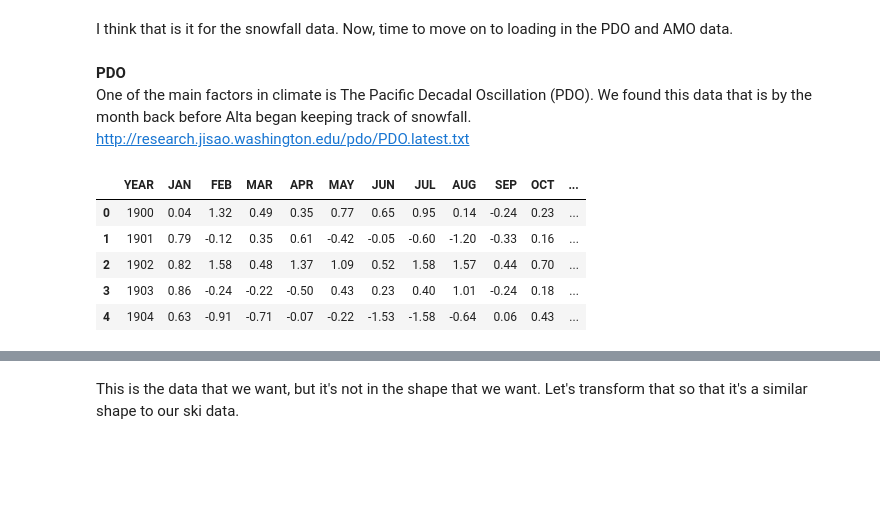
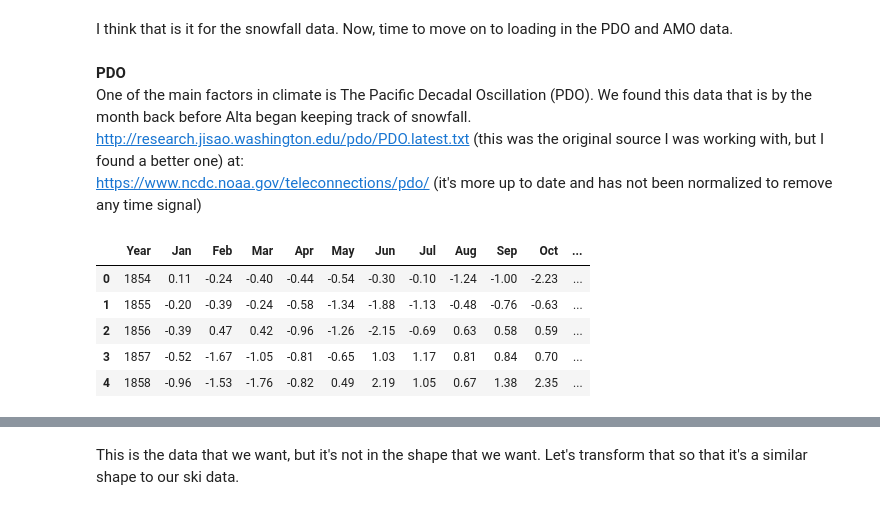
Before and after one commit to sjrekuc/Alta-Snowfall-Modeling, a Jupyter notebook: Capstone1_Data_Wrangling.ipynb, the cells around one changed output, grey strips where cells are left out. Cells and saved outputs as stored; diff of their text form; code cells hidden in the pictures; blank space fills up the shorter version.

Commit message:
Add files via upload
Updated data source for PDO and did new Data Wrangling on that source.

```diff
--- a/Capstone1_Data_Wrangling.ipynb
+++ b/Capstone1_Data_Wrangling.ipynb
@@ -433,19 +433,19 @@ I think that is it for the snowfall data. Now, time to move on to loading in the
 # %% [markdown]
 __PDO__ <br>
 One of the main factors in climate is The Pacific Decadal Oscillation (PDO). We found this data that is by the month back before Alta began keeping track of snowfall. <br>
-http://research.jisao.washington.edu/pdo/PDO.latest.txt <br>
+http://research.jisao.washington.edu/pdo/PDO.latest.txt (this was the original source I was working with, but I found a better one) at:<br>
+https://www.ncdc.noaa.gov/teleconnections/pdo/ (it's more up to date and has not been normalized to remove any time signal)
 # %%
 # import PDO with space separating
-PDO = pd.read_csv('PDO_raw.csv', sep='\s+')
+PDO = pd.read_csv('PDO_NOAA.csv.txt', sep='\s+')
+PDO.head()
+# %% [output]
+|  | Year | Jan | Feb | Mar | Apr | May | Jun | Jul | Aug | Sep | Oct | ... |
+| 0 | 1854 | 0.11 | -0.24 | -0.40 | -0.44 | -0.54 | -0.30 | -0.10 | -1.24 | -1.00 | -2.23 | ... |
+| 1 | 1855 | -0.20 | -0.39 | -0.24 | -0.58 | -1.34 | -1.88 | -1.13 | -0.48 | -0.76 | -0.63 | ... |
+| 2 | 1856 | -0.39 | 0.47 | 0.42 | -0.96 | -1.26 | -2.15 | -0.69 | 0.63 | 0.58 | 0.59 | ... |
+| 3 | 1857 | -0.52 | -1.67 | -1.05 | -0.81 | -0.65 | 1.03 | 1.17 | 0.81 | 0.84 | 0.70 | ... |
+| 4 | 1858 | -0.96 | -1.53 | -1.76 | -0.82 | 0.49 | 2.19 | 1.05 | 0.67 | 1.38 | 2.35 | ... |
-# %%
-PDO.head()
-# %% [output]
-|  | YEAR | JAN | FEB | MAR | APR | MAY | JUN | JUL | AUG | SEP | OCT | ... |
-| 0 | 1900 | 0.04 | 1.32 | 0.49 | 0.35 | 0.77 | 0.65 | 0.95 | 0.14 | -0.24 | 0.23 | ... |
-| 1 | 1901 | 0.79 | -0.12 | 0.35 | 0.61 | -0.42 | -0.05 | -0.60 | -1.20 | -0.33 | 0.16 | ... |
-| 2 | 1902 | 0.82 | 1.58 | 0.48 | 1.37 | 1.09 | 0.52 | 1.58 | 1.57 | 0.44 | 0.70 | ... |
-| 3 | 1903 | 0.86 | -0.24 | -0.22 | -0.50 | 0.43 | 0.23 | 0.40 | 1.01 | -0.24 | 0.18 | ... |
-| 4 | 1904 | 0.63 | -0.91 | -0.71 | -0.07 | -0.22 | -1.53 | -1.58 | -0.64 | 0.06 | 0.43 | ... |
 # %%
 PDO.shape
 # %% [output]
```
Also changed, not shown: parts of 25 cells of this notebook, 2 other files.
